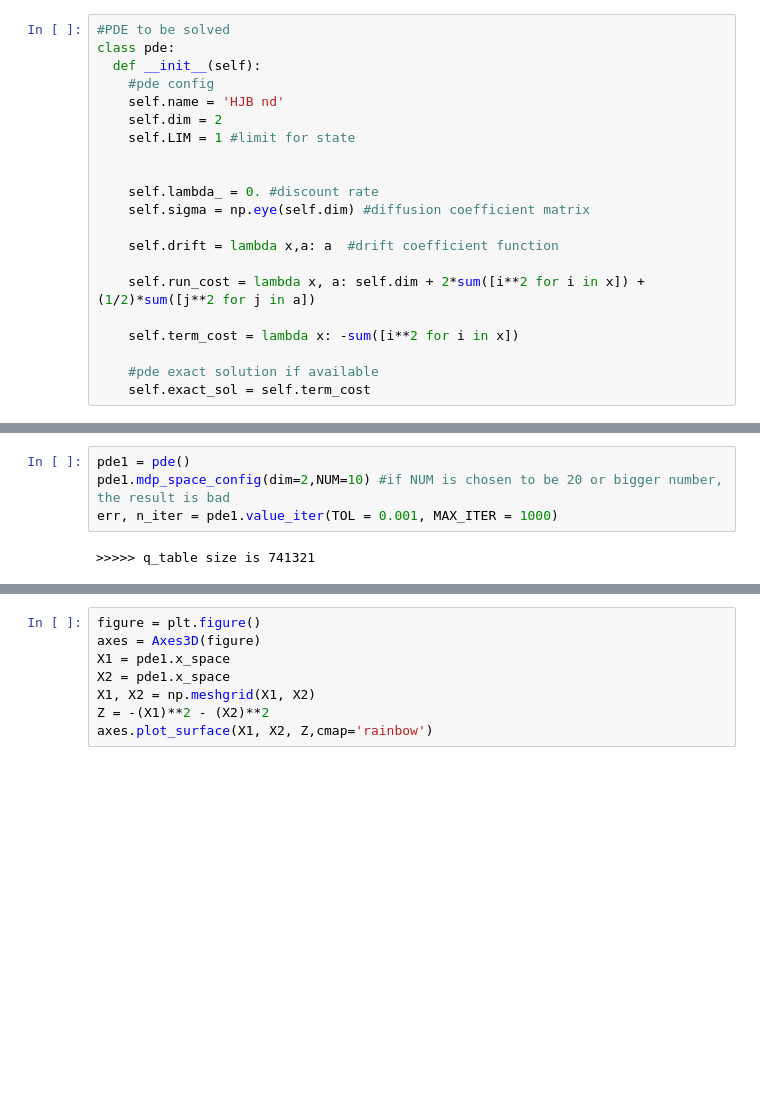
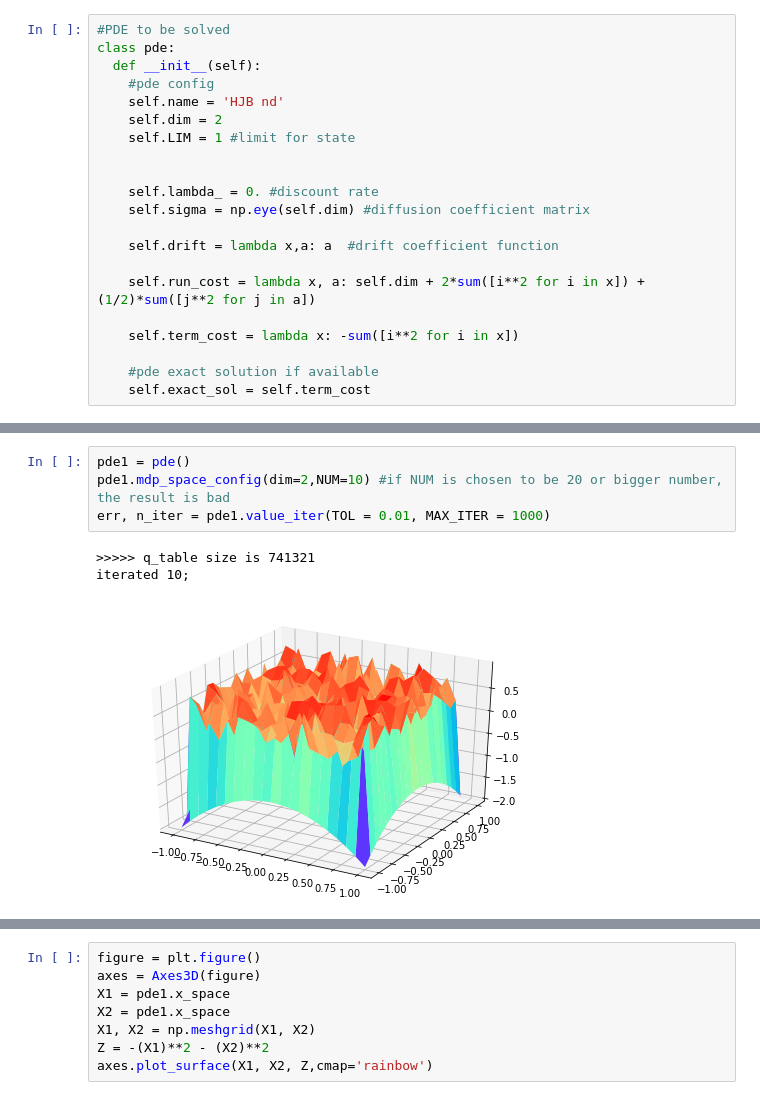
Before and after one commit to wqiu96/summer_project, a Jupyter notebook: src/value_iter_dirichlet_1d_v02.ipynb, the cells around one changed output, grey strips where cells are left out. Cells and saved outputs as stored; diff of their text form; blank space fills up the shorter version.

```diff
--- a/src/value_iter_dirichlet_1d_v02.ipynb
+++ b/src/value_iter_dirichlet_1d_v02.ipynb
@@ -277,9 +281,11 @@ pde.value_iter = value_iter
 # %%
 pde1 = pde()
 pde1.mdp_space_config(dim=2,NUM=10) #if NUM is chosen to be 20 or bigger number, the result is bad
-err, n_iter = pde1.value_iter(TOL = 0.001, MAX_ITER = 1000)
+err, n_iter = pde1.value_iter(TOL = 0.01, MAX_ITER = 1000)
 # %% [output]
 >>>>> q_table size is 741321
+iterated 10;
+[figure, added]
 # %%
 end_time = time.time()
 print('elapsed time is %f seconds' %(end_time - start_time))
```
Also changed, not shown: parts of 9 cells of this notebook.
